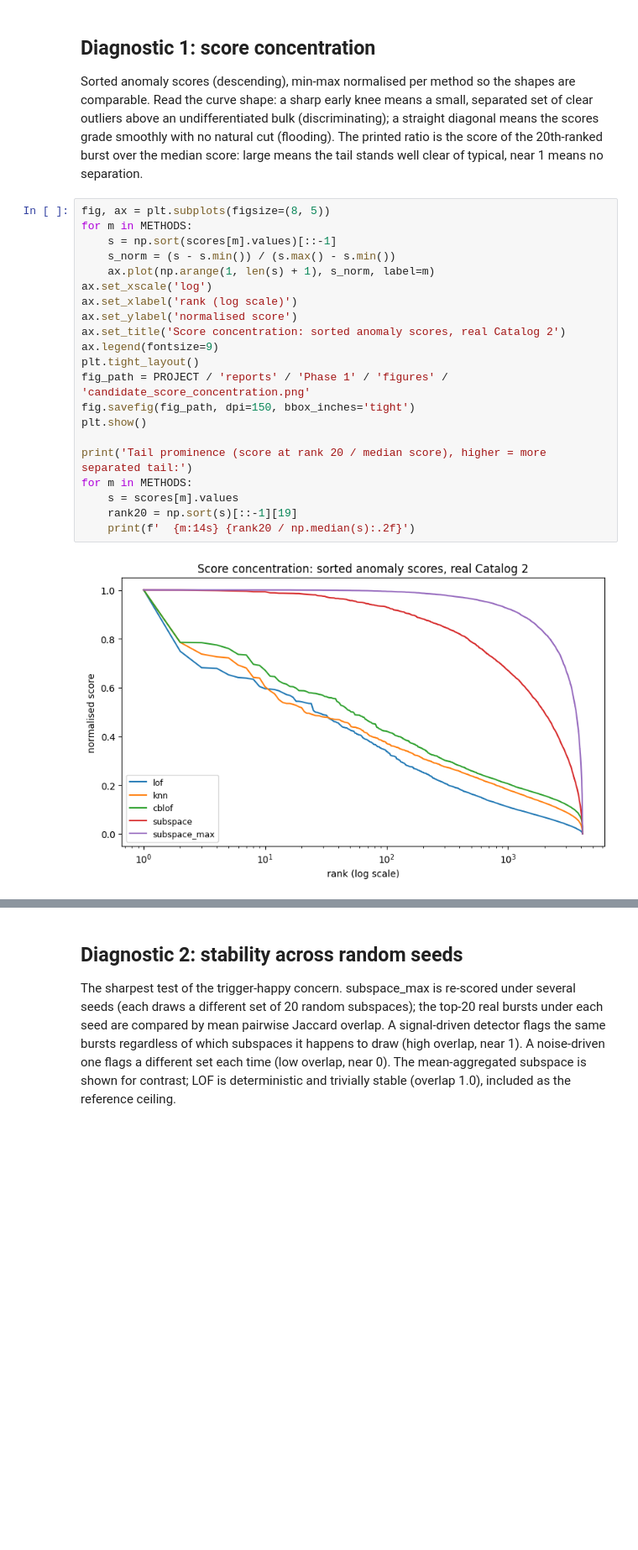
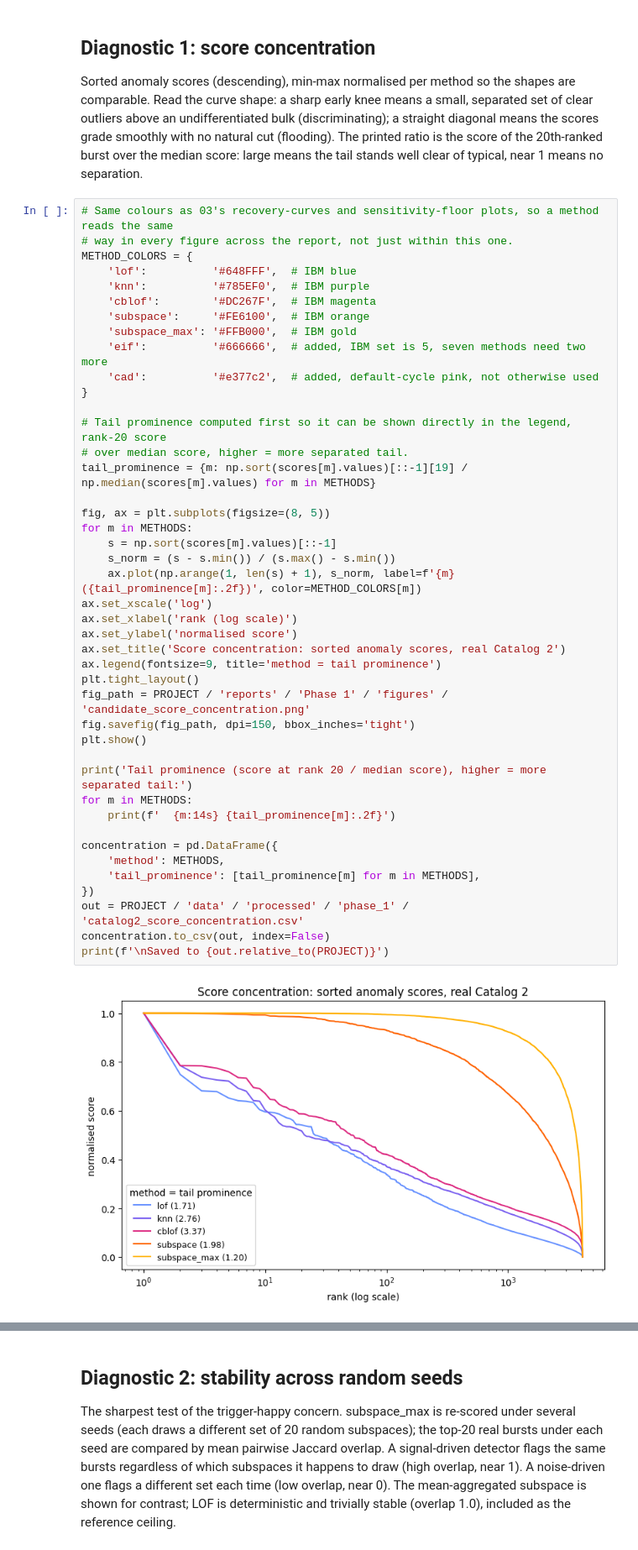
Before and after one commit to exicxx/FRBAnomalyDetection, a Jupyter notebook: Phase 1/notebooks/cat2/04_candidate_validation_cat2.ipynb, the cells around one changed output, grey strips where cells are left out. Shown at 84% size. Cells and saved outputs as stored; diff of their text form; blank space fills up the shorter version.

```diff
--- a/Phase 1/notebooks/cat2/04_candidate_validation_cat2.ipynb
+++ b/Phase 1/notebooks/cat2/04_candidate_validation_cat2.ipynb
@@ -119,28 +119,50 @@ scores grade smoothly with no natural cut (flooding). The printed ratio is the s
 20th-ranked burst over the median score: large means the tail stands well clear of typical,
 near 1 means no separation.
 # %%
+# Same colours as 03's recovery-curves and sensitivity-floor plots, so a method reads the same
+# way in every figure across the report, not just within this one.
+METHOD_COLORS = {
+    'lof':          '#648FFF',  # IBM blue
+    'knn':          '#785EF0',  # IBM purple
+    'cblof':        '#DC267F',  # IBM magenta
+    'subspace':     '#FE6100',  # IBM orange
+    'subspace_max': '#FFB000',  # IBM gold
+    'eif':          '#666666',  # added, IBM set is 5, seven methods need two more
+    'cad':          '#e377c2',  # added, default-cycle pink, not otherwise used
+}
+
+# Tail prominence computed first so it can be shown directly in the legend, rank-20 score
+# over median score, higher = more separated tail.
+tail_prominence = {m: np.sort(scores[m].values)[::-1][19] / np.median(scores[m].values) for m in METHODS}
+
 fig, ax = plt.subplots(figsize=(8, 5))
 for m in METHODS:
     s = np.sort(scores[m].values)[::-1]
     s_norm = (s - s.min()) / (s.max() - s.min())
-    ax.plot(np.arange(1, len(s) + 1), s_norm, label=m)
+    ax.plot(np.arange(1, len(s) + 1), s_norm, label=f'{m} ({tail_prominence[m]:.2f})', color=METHOD_COLORS[m])
 ax.set_xscale('log')
 ax.set_xlabel('rank (log scale)')
 ax.set_ylabel('normalised score')
 ax.set_title('Score concentration: sorted anomaly scores, real Catalog 2')
-ax.legend(fontsize=9)
+ax.legend(fontsize=9, title='method = tail prominence')
 plt.tight_layout()
 fig_path = PROJECT / 'reports' / 'Phase 1' / 'figures' / 'candidate_score_concentration.png'
 fig.savefig(fig_path, dpi=150, bbox_inches='tight')
 plt.show()
 
 print('Tail prominence (score at rank 20 / median score), higher = more separated tail:')
 for m in METHODS:
-    s = scores[m].values
-    rank20 = np.sort(s)[::-1][19]
-    print(f'  {m:14s} {rank20 / np.median(s):.2f}')
+    print(f'  {m:14s} {tail_prominence[m]:.2f}')
+
+concentration = pd.DataFrame({
+    'method': METHODS,
+    'tail_prominence': [tail_prominence[m] for m in METHODS],
+})
+out = PROJECT / 'data' / 'processed' / 'phase_1' / 'catalog2_score_concentration.csv'
+concentration.to_csv(out, index=False)
+print(f'\nSaved to {out.relative_to(PROJECT)}')
 # %% [output]
-[figure, old version]
+[figure, new version]
 Tail prominence (score at rank 20 / median score), higher = more separated tail:
   lof            1.71
   knn            2.76
```
Also changed, not shown: parts of 2 cells of this notebook, 14 other files.
